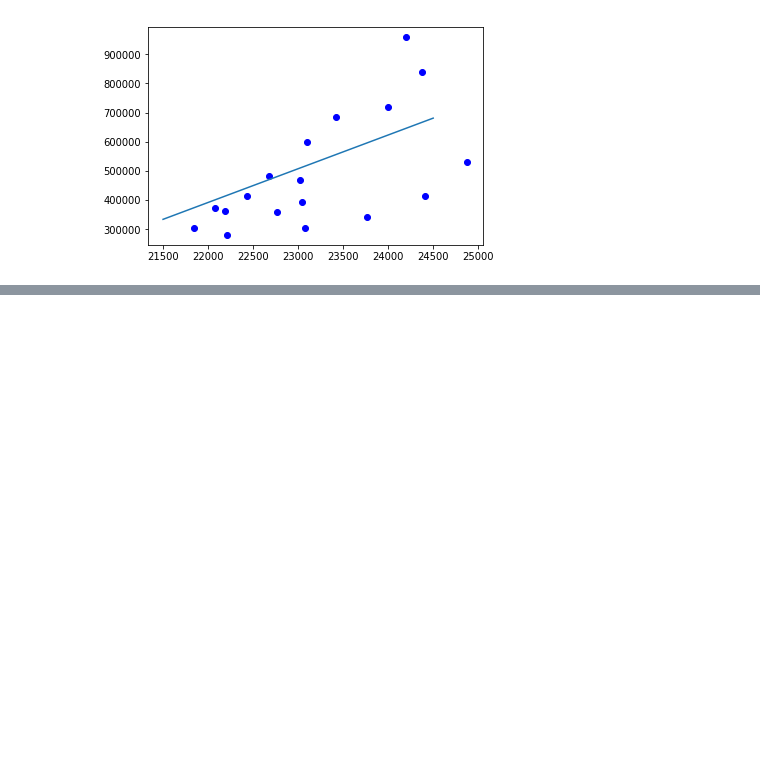
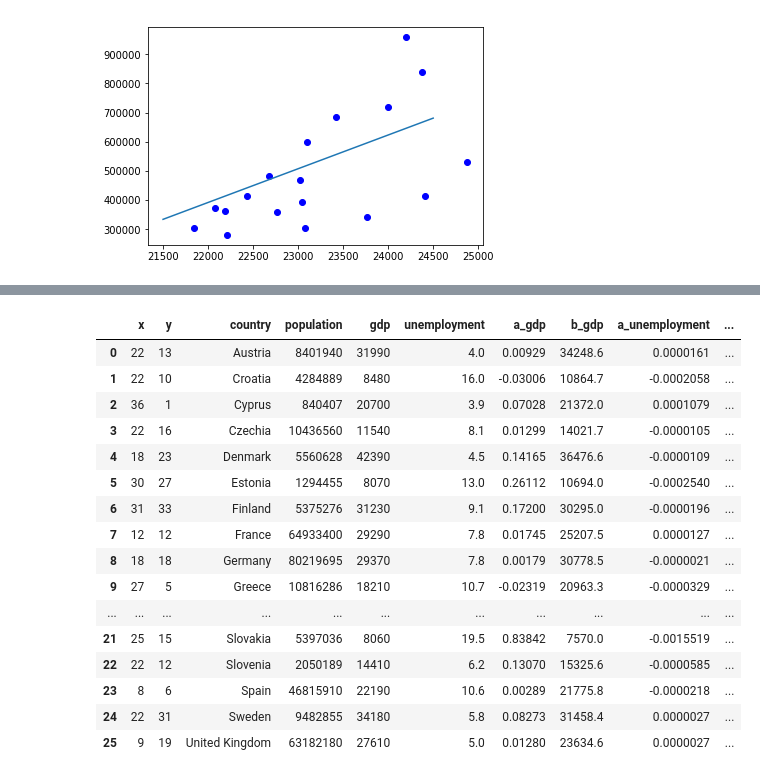
Before and after one commit to mateuszskiba/artificial-life1, a Jupyter notebook: Data/Data - EU countries.ipynb, the cells around one changed output, grey strips where cells are left out. Cells and saved outputs as stored; diff of their text form; code cells hidden in the pictures; blank space fills up the shorter version.

```diff
--- a/Data/Data - EU countries.ipynb
+++ b/Data/Data - EU countries.ipynb
@@ -679,0 +716,4 @@ plt.show()
+# %%
+all = pd.DataFrame(coords, columns = ['x', 'y'])
+all['country'] = countries
+all
@@ -679,0 +738,8 @@ plt.show()
+# %%
+population = pd.read_csv('population_2011.csv')
+population.columns = ['Country', 'total', 'prct']
+population = delete_countries(population, deleted_countries)
+population.sort_values('Country', inplace=True)
+population = population.reset_index(drop=True)
+all['population'] = population['total']
+all
@@ -679,0 +764,3 @@ plt.show()
+# %%
+all['gdp'] = list(gdp.loc['2001'])
+all
@@ -679,0 +785,3 @@ plt.show()
+# %%
+all['unemployment'] = list(unempl.loc['2001'])
+all
@@ -679,0 +806,24 @@ plt.show()
+# %%
+all['a_gdp'] = a_gdp
+all['b_gdp'] = b_gdp
+all['a_unemployment'] = a_unempl
+all['b_unemployment'] = b_unempl
+all
+# %% [output]
+|  | x | y | country | population | gdp | unemployment | a_gdp | b_gdp | a_unemployment | ... |
+| 0 | 22 | 13 | Austria | 8401940 | 31990 | 4.0 | 0.00929 | 34248.6 | 0.0000161 | ... |
+| 1 | 22 | 10 | Croatia | 4284889 | 8480 | 16.0 | -0.03006 | 10864.7 | -0.0002058 | ... |
+| 2 | 36 | 1 | Cyprus | 840407 | 20700 | 3.9 | 0.07028 | 21372.0 | 0.0001079 | ... |
+| 3 | 22 | 16 | Czechia | 10436560 | 11540 | 8.1 | 0.01299 | 14021.7 | -0.0000105 | ... |
+| 4 | 18 | 23 | Denmark | 5560628 | 42390 | 4.5 | 0.14165 | 36476.6 | -0.0000109 | ... |
+| 5 | 30 | 27 | Estonia | 1294455 | 8070 | 13.0 | 0.26112 | 10694.0 | -0.0002540 | ... |
+| 6 | 31 | 33 | Finland | 5375276 | 31230 | 9.1 | 0.17200 | 30295.0 | -0.0000196 | ... |
+| 7 | 12 | 12 | France | 64933400 | 29290 | 7.8 | 0.01745 | 25207.5 | 0.0000127 | ... |
+| 8 | 18 | 18 | Germany | 80219695 | 29370 | 7.8 | 0.00179 | 30778.5 | -0.0000021 | ... |
+| 9 | 27 | 5 | Greece | 10816286 | 18210 | 10.7 | -0.02319 | 20963.3 | -0.0000329 | ... |
+| ... | ... | ... | ... | ... | ... | ... | ... | ... | ... | ... |
+| 21 | 25 | 15 | Slovakia | 5397036 | 8060 | 19.5 | 0.83842 | 7570.0 | -0.0015519 | ... |
+| 22 | 22 | 12 | Slovenia | 2050189 | 14410 | 6.2 | 0.13070 | 15325.6 | -0.0000585 | ... |
+| 23 | 8 | 6 | Spain | 46815910 | 22190 | 10.6 | 0.00289 | 21775.8 | -0.0000218 | ... |
+| 24 | 22 | 31 | Sweden | 9482855 | 34180 | 5.8 | 0.08273 | 31458.4 | 0.0000027 | ... |
+| 25 | 9 | 19 | United Kingdom | 63182180 | 27610 | 5.0 | 0.01280 | 23634.6 | 0.0000027 | ... |
```
Also changed, not shown: parts of 12 cells of this notebook, 2 other files.
